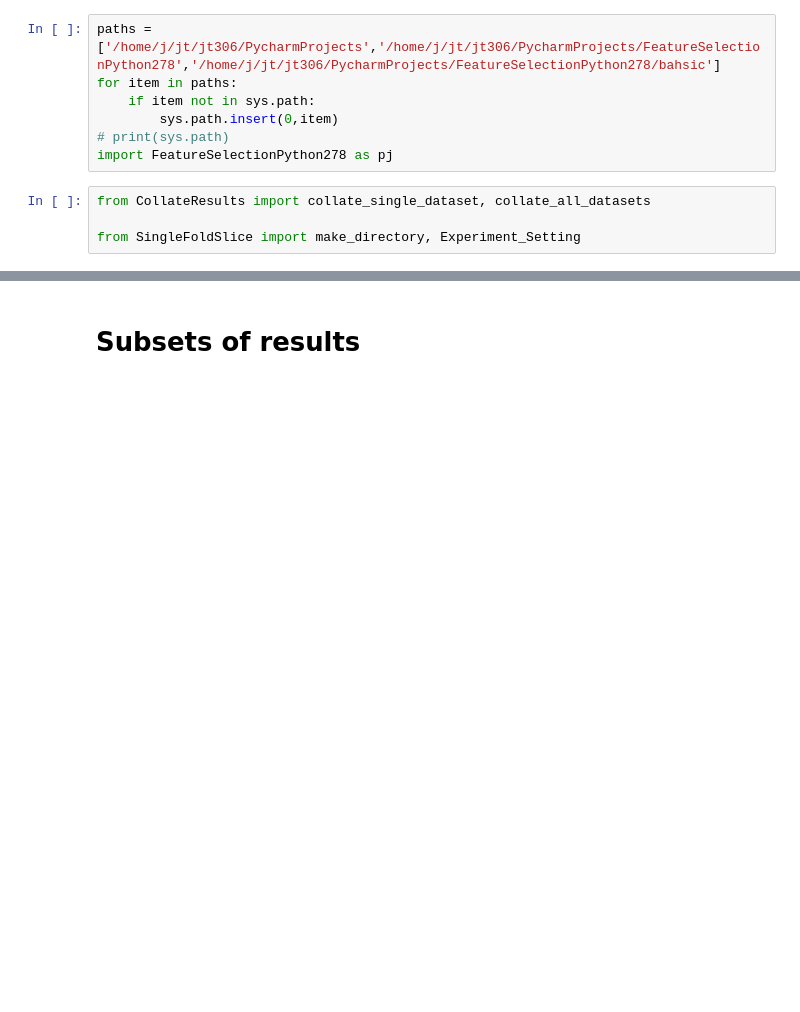
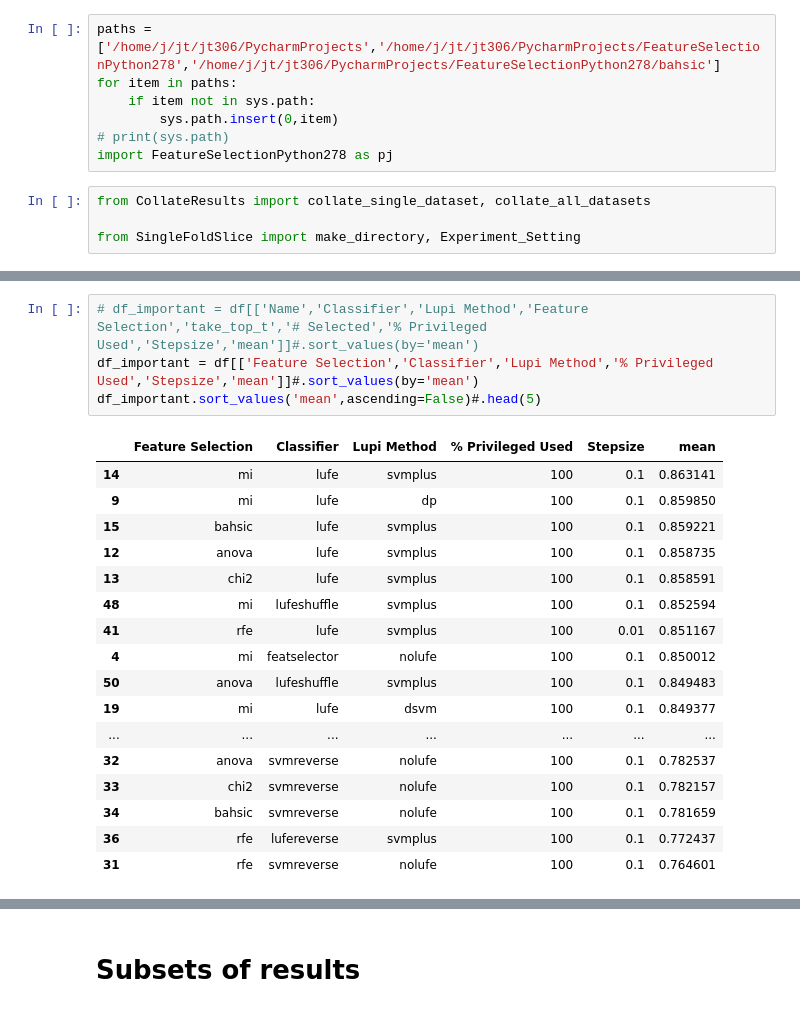
Before and after one commit to jt86/Notebooks, a Jupyter notebook: CollateResultsNotebook.ipynb, the cells around one changed output, grey strips where cells are left out. Drawn from its saved outputs; the diff is of its cells as text; blank space fills up the shorter version.

```diff
--- a/CollateResultsNotebook.ipynb
+++ b/CollateResultsNotebook.ipynb
@@ -98,0 +125,22 @@ df[:22][['Classifier','Lupi Method','Feature Selection','% Privileged Used','mea
+# %%
+# df_important = df[['Name','Classifier','Lupi Method','Feature Selection','take_top_t','# Selected','% Privileged Used','Stepsize','mean']]#.sort_values(by='mean')
+df_important = df[['Feature Selection','Classifier','Lupi Method','% Privileged Used','Stepsize','mean']]#.sort_values(by='mean')
+df_important.sort_values('mean',ascending=False)#.head(5)
+# %% [output]
+|  | Feature Selection | Classifier | Lupi Method | % Privileged Used | Stepsize | mean |
+| 14 | mi | lufe | svmplus | 100 | 0.1 | 0.863141 |
+| 9 | mi | lufe | dp | 100 | 0.1 | 0.859850 |
+| 15 | bahsic | lufe | svmplus | 100 | 0.1 | 0.859221 |
+| 12 | anova | lufe | svmplus | 100 | 0.1 | 0.858735 |
+| 13 | chi2 | lufe | svmplus | 100 | 0.1 | 0.858591 |
+| 48 | mi | lufeshuffle | svmplus | 100 | 0.1 | 0.852594 |
+| 41 | rfe | lufe | svmplus | 100 | 0.01 | 0.851167 |
+| 4 | mi | featselector | nolufe | 100 | 0.1 | 0.850012 |
+| 50 | anova | lufeshuffle | svmplus | 100 | 0.1 | 0.849483 |
+| 19 | mi | lufe | dsvm | 100 | 0.1 | 0.849377 |
+| ... | ... | ... | ... | ... | ... | ... |
+| 32 | anova | svmreverse | nolufe | 100 | 0.1 | 0.782537 |
+| 33 | chi2 | svmreverse | nolufe | 100 | 0.1 | 0.782157 |
+| 34 | bahsic | svmreverse | nolufe | 100 | 0.1 | 0.781659 |
+| 36 | rfe | lufereverse | svmplus | 100 | 0.1 | 0.772437 |
+| 31 | rfe | svmreverse | nolufe | 100 | 0.1 | 0.764601 |
```
Also changed, not shown: parts of 23 cells of this notebook, 3 other files.
